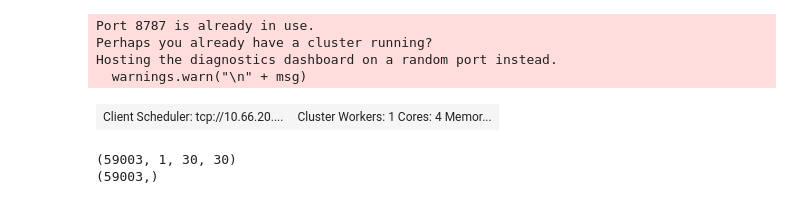
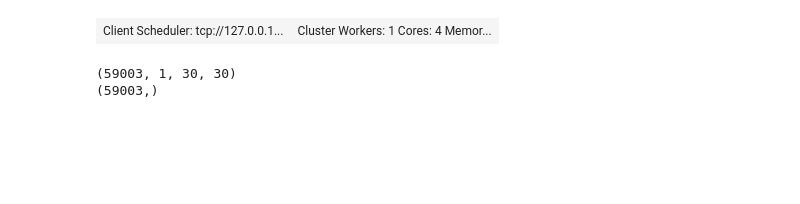
Before and after one commit to hamidkhb/Reinforcement-Learning-for-Neural-Network-Pruning, a Jupyter notebook: main.ipynb, the cells around one changed output. Cells and saved outputs as stored; diff of their text form; code cells hidden in the pictures; blank space fills up the shorter version.

```diff
--- a/main.ipynb
+++ b/main.ipynb
@@ -15,38 +15,34 @@ from tensorflow.keras.layers import Dense, Input, MaxPool2D, Conv2D, Flatten
 # %%
 hostname = socket.gethostname()
 n_workers = 1
 n_cores = 4
 
 wks2 = "wn-wks2.fe.hhi.de"
 gpu1 = "wn-gpu1.fe.hhi.de"
 gpu2 = "wn-gpu-104-01.fe.hhi.de"
 
 if hostname == wks2:
     path = "/data/cluster/projects/infineon-radar/daq_x-har/3_Walking_converted/recording-2020-01-28_11-31-55"
     mem = "20G"      # Allocated memory is critical. For this example it must be at least 16GB
     q = "wn-37.q"    # Check current queue status on https://hpc-management.fe.hhi.de/wn/phpqstat/
 
     cluster = SGECluster(n_workers=n_workers, cores=n_cores, memory=mem,
                         resource_spec=f"h_vmem={mem}", host=hostname, queue=q,
                          job_extra=["-v MKL_NUM_THREADS=1,NUMEXPR_NUM_THREADS=1,OMP_NUM_THREADS=1"])
 elif hostname in (gpu1, gpu2):
     path = os.getcwd() + "/data"
-    os.environ["CUDA_VISIBLE_DEVICES"]="0,3"  # Check current status with nvidia-smi and pick GPU from 0-3
+    os.environ["CUDA_VISIBLE_DEVICES"]="3"  # Check current status with nvidia-smi and pick GPU from 0-3
     cluster = LocalCluster(n_workers=n_workers, threads_per_worker=n_cores, host=hostname)
 else:
     raise ValueError(f"{hostname} is not a supported host. Please run this example on {wks}, {gpu1} or {gpu2}.")
 
 
 
 client = Client(cluster)
 client.wait_for_workers(n_workers=n_workers)
 client
 # %% [output]
-Port 8787 is already in use.
-Perhaps you already have a cluster running?
-Hosting the diagnostics dashboard on a random port instead.
-  warnings.warn("\n" + msg)
-| Client Scheduler: tcp://10.66.20.... | Cluster Workers: 1 Cores: 4 Memor... |
+| Client Scheduler: tcp://127.0.0.1... | Cluster Workers: 1 Cores: 4 Memor... |
 # %%
 def split_dataset(dataset: tf.data.Dataset, validation_data_fraction: float):
 
```
Also changed, not shown: parts of 14 cells of this notebook, 11 other files.
